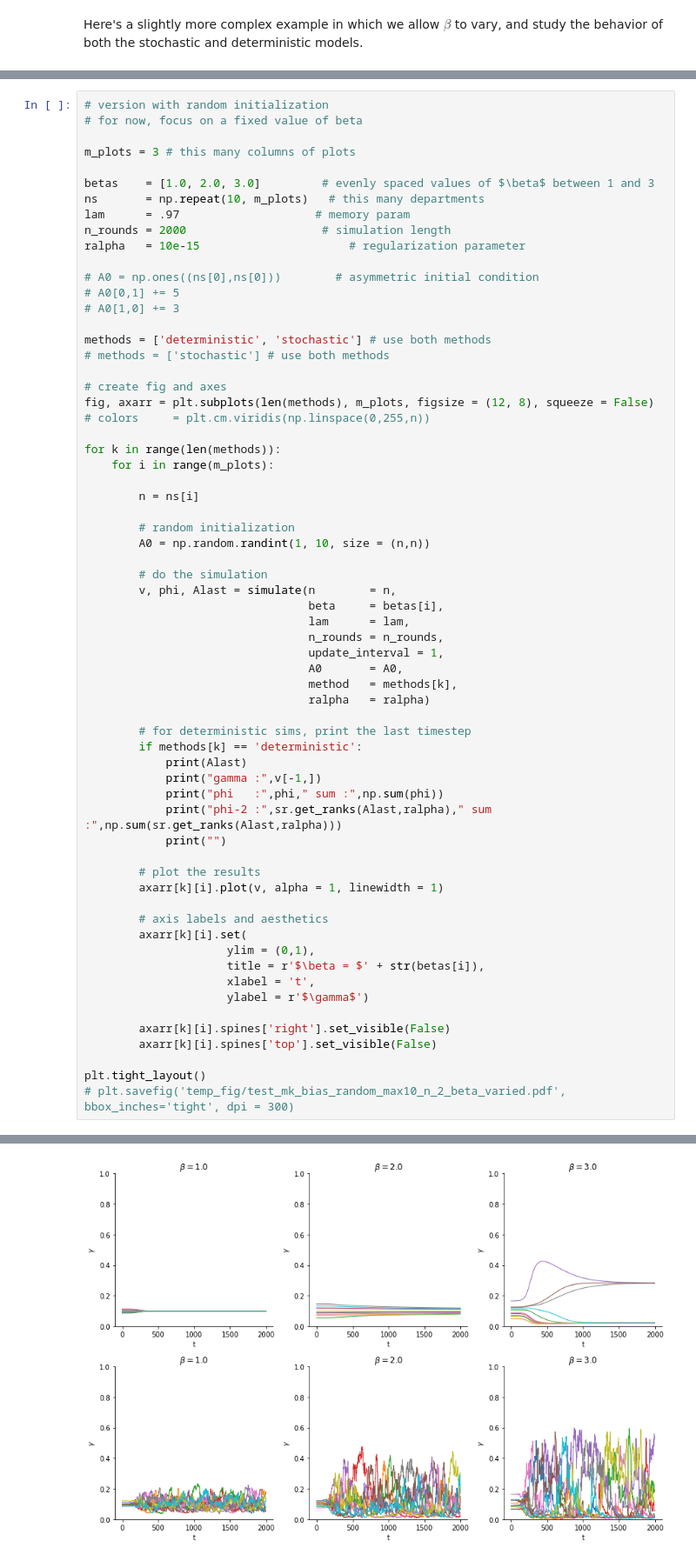
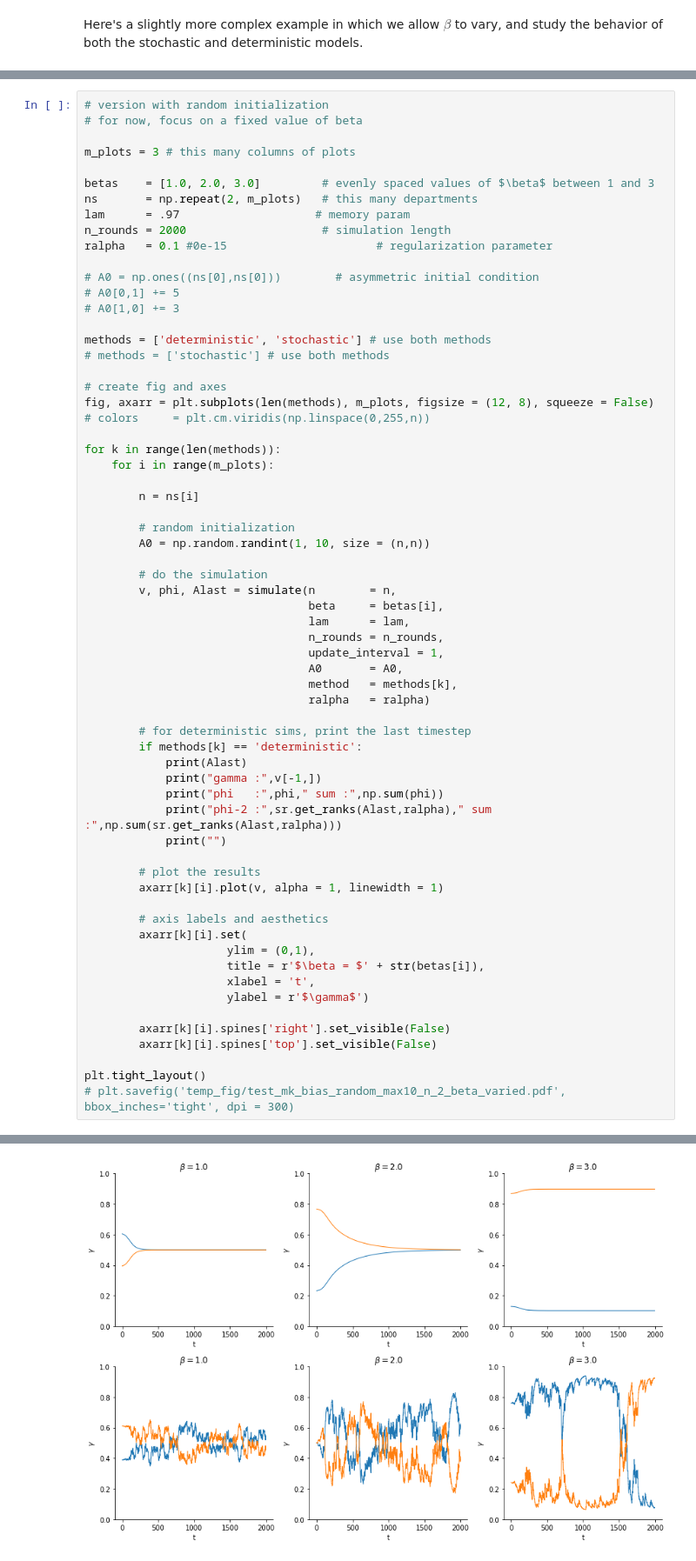
Before and after one commit to PhilChodrow/prestige_reinforcement, a Jupyter notebook: async_mk.ipynb, the cells around one changed output, grey strips where cells are left out. Shown at 87% size. Cells and saved outputs as stored; diff of their text form.

```diff
--- a/async_mk.ipynb
+++ b/async_mk.ipynb
@@ -213,10 +208,10 @@ plt.tight_layout()
 m_plots = 3 # this many columns of plots
 
 betas    = [1.0, 2.0, 3.0]         # evenly spaced values of $\beta$ between 1 and 3
-ns       = np.repeat(10, m_plots)   # this many departments
+ns       = np.repeat(2, m_plots)   # this many departments
 lam      = .97                    # memory param
 n_rounds = 2000                    # simulation length
-ralpha   = 10e-15                      # regularization parameter
+ralpha   = 0.1 #0e-15                      # regularization parameter
 
 # A0 = np.ones((ns[0],ns[0]))        # asymmetric initial condition
 # A0[0,1] += 5
@@ -291 +286 @@ phi-2 : [-0.25756633 -0.25756633 -0.25756633 -0.25756633  0.60217251  0.60114453
-[figure, old version]
+[figure, new version]
```
Also changed, not shown: parts of 2 cells of this notebook, 5 other files.
